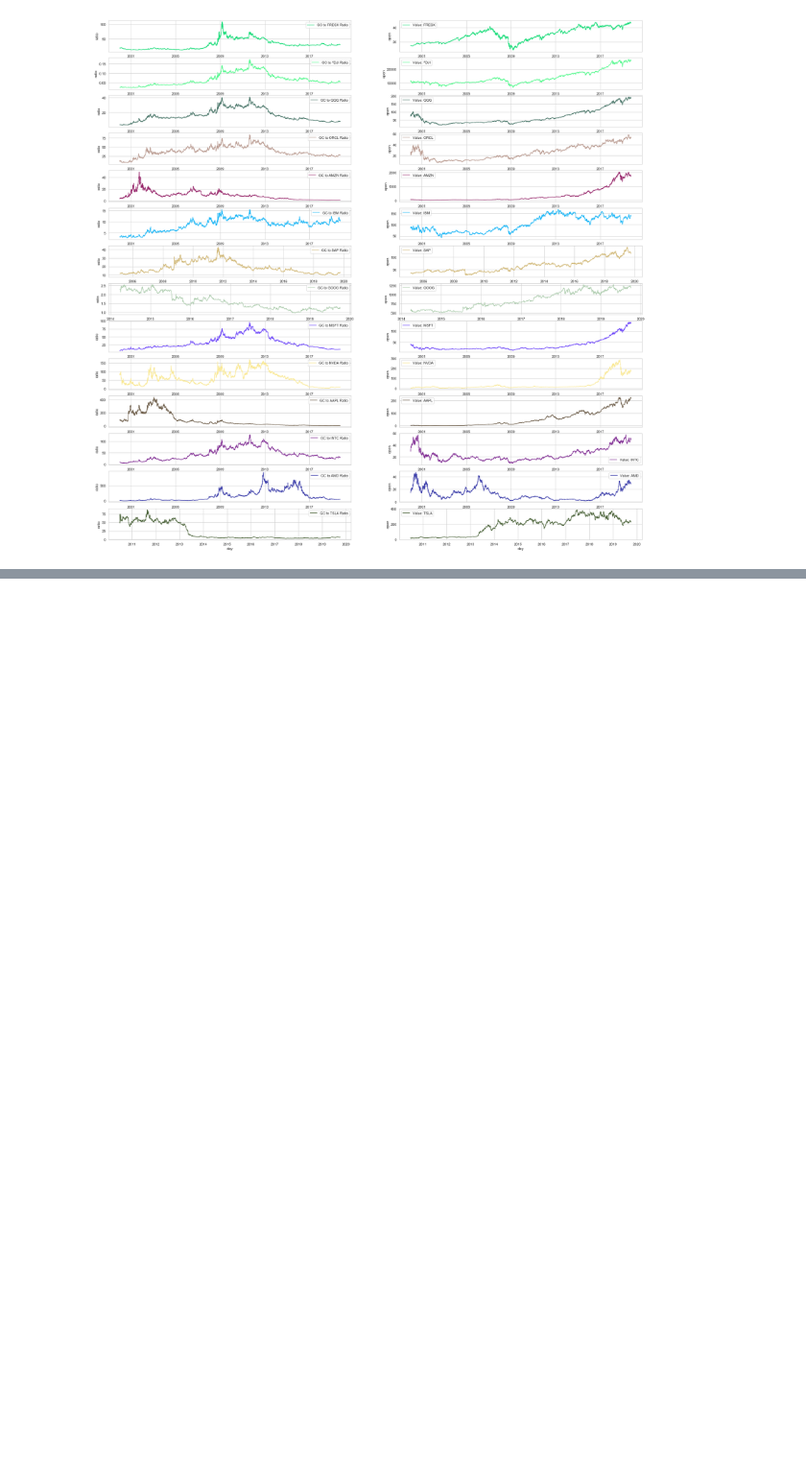
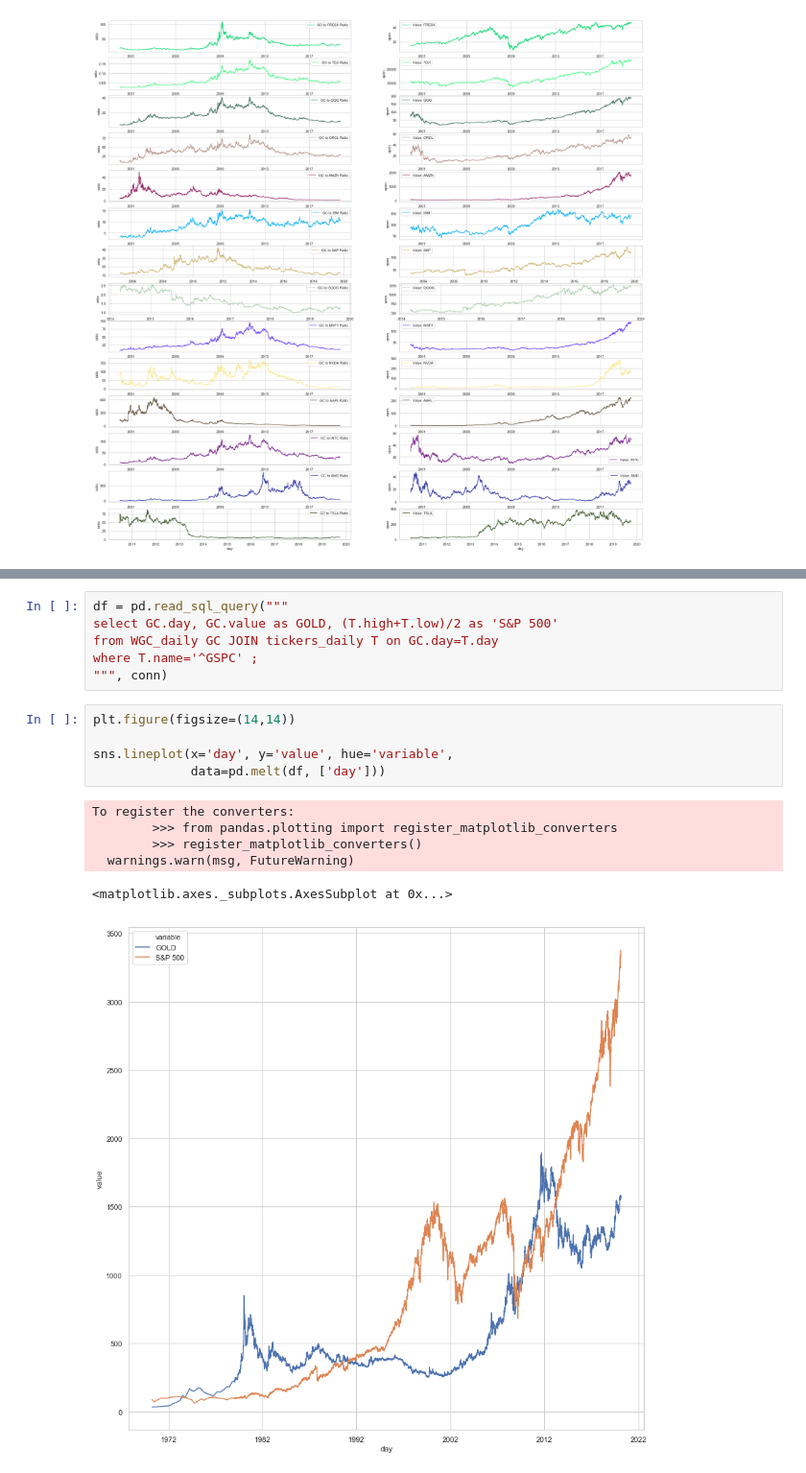
Before and after one commit to mixaal/DL, a Jupyter notebook: TraderShader.ipynb, the cells around one changed output, grey strips where cells are left out. Shown: that part at 96% size. Drawn from its saved outputs; the diff is of its cells as text; blank space fills up the shorter version.

```diff
--- a/TraderShader.ipynb
+++ b/TraderShader.ipynb
@@ -103,0 +124,18 @@ for i in range(len(tex)):
+# %%
+df = pd.read_sql_query("""
+select GC.day, GC.value as GOLD, (T.high+T.low)/2 as 'S&P 500'
+from WGC_daily GC JOIN tickers_daily T on GC.day=T.day
+where T.name='^GSPC' ;
+""", conn)
+# %%
+plt.figure(figsize=(14,14))
+
+sns.lineplot(x='day', y='value', hue='variable',
+             data=pd.melt(df, ['day']))
+# %% [output]
+To register the converters:
+        >>> from pandas.plotting import register_matplotlib_converters
+        >>> register_matplotlib_converters()
+  warnings.warn(msg, FutureWarning)
+<matplotlib.axes._subplots.AxesSubplot at 0x...>
+[figure, added]
```
Also changed, not shown: parts of 5 cells of this notebook.
